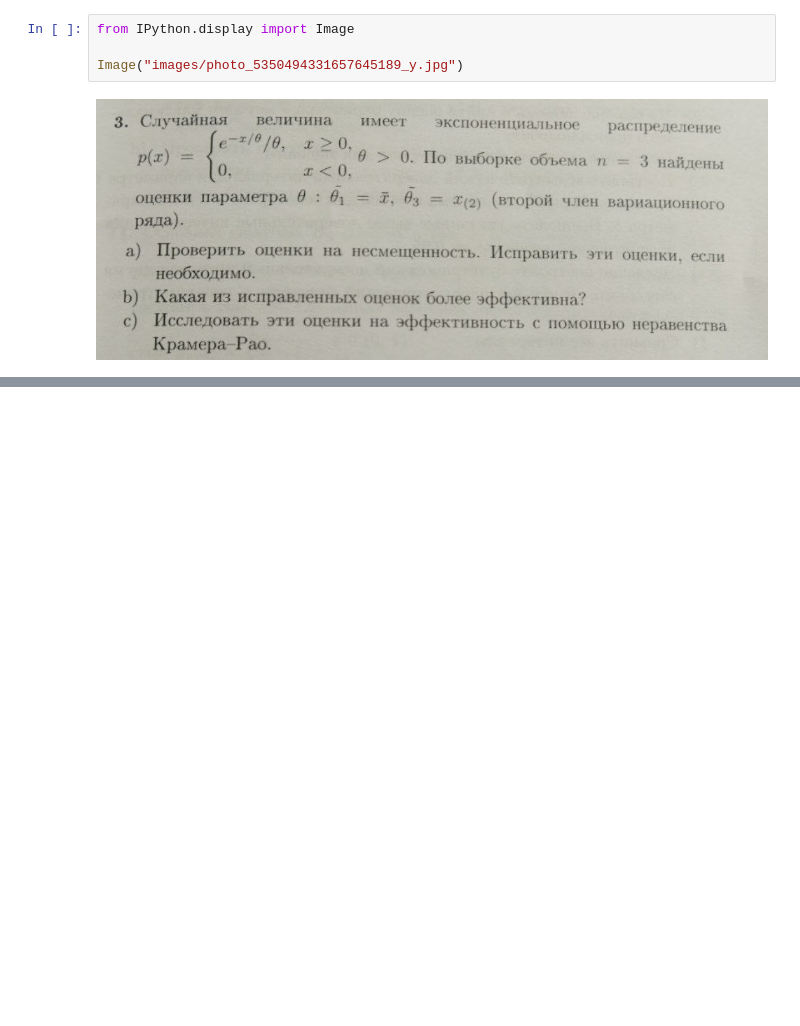
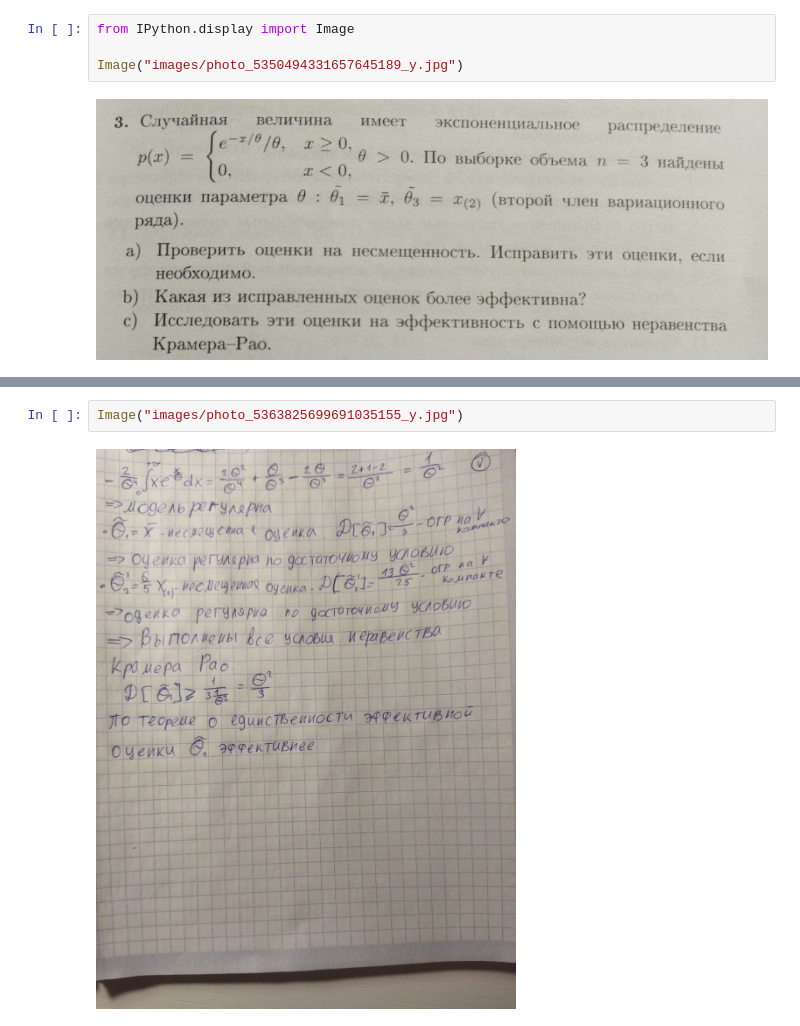
Before and after one commit to Salnikova-Lida/Math_stat_2025_spring, a Jupyter notebook: assignment_1/task3.ipynb, the cells around one changed output, grey strips where cells are left out. Cells and saved outputs as stored; diff of their text form; blank space fills up the shorter version.

```diff
--- a/assignment_1/task3.ipynb
+++ b/assignment_1/task3.ipynb
@@ -6,0 +15,4 @@ Image("images/photo_5350494331657645189_y.jpg")
+# %%
+Image("images/photo_5363825699691035155_y.jpg")
+# %% [output]
+[figure, added]
```
Also changed, not shown: parts of 2 cells of this notebook, 3 other files.
